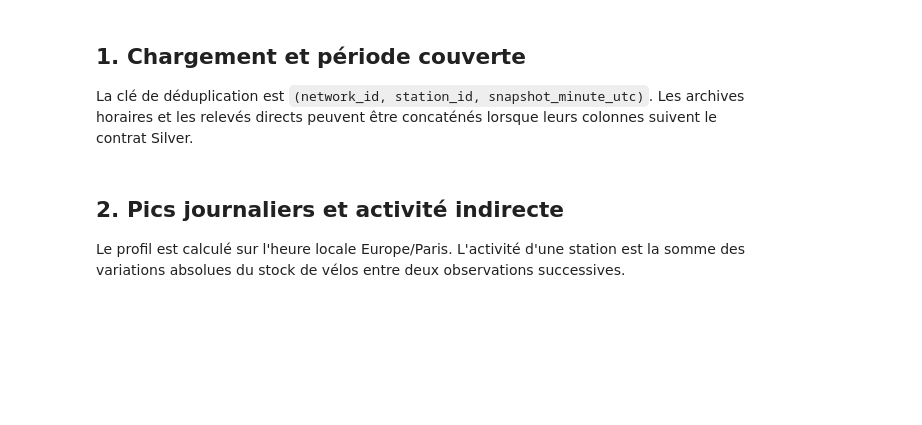
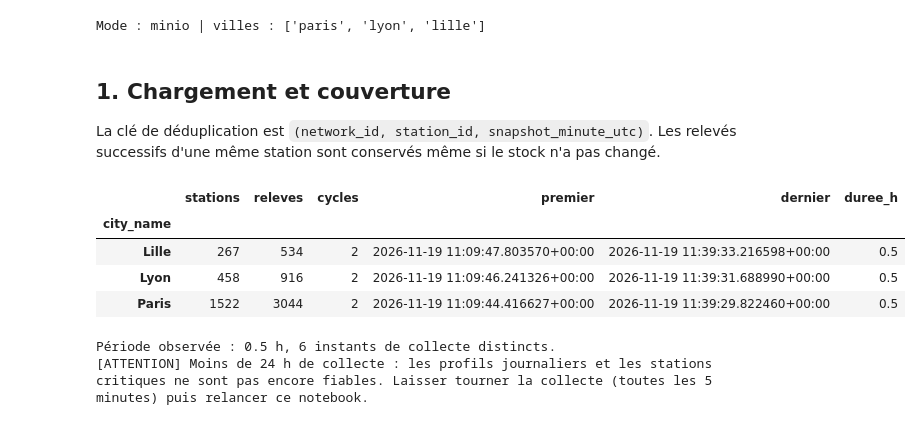
Before and after one commit to MaashRees/UrbanHub, a Jupyter notebook: notebooks/04_analyses_mobilite.ipynb, the cells around one changed output. Cells and saved outputs as stored; diff of their text form; code cells hidden in the pictures; blank space fills up the shorter version.

```diff
--- a/notebooks/04_analyses_mobilite.ipynb
+++ b/notebooks/04_analyses_mobilite.ipynb
@@ -19,4 +9,32 @@ print('Projet :', PROJECT_ROOT)
+# %%
+import sys
+from pathlib import Path
+import numpy as np
+import pandas as pd
+import matplotlib.pyplot as plt
+import yaml
+from scipy import stats
+
+PROJECT_ROOT = Path.cwd()
+if not (PROJECT_ROOT / "config" / "cities.yml").exists():
+    PROJECT_ROOT = PROJECT_ROOT.parent
+if str(PROJECT_ROOT) not in sys.path:
+    sys.path.insert(0, str(PROJECT_ROOT))
+
+from scripts.citybikes_stream import build_minio_client, read_silver_remote, read_gold_remote
+
+STORAGE_MODE = "minio"          # "minio" : Silver et Gold relus depuis R2/MinIO ; "local" : dossier data/
+MIN_OBS = 10                    # relevés valides minimum par station pour la règle des stations critiques
+SEUIL_CRITIQUE = 0.30           # part des relevés vide ou pleine au-delà de laquelle une station est critique
+GRILLE_DEG = 0.01               # taille d'une cellule de comparaison géographique (environ 1 km)
+FUSEAU = "Europe/Paris"         # heures locales affichées dans les profils journaliers
+
+cities = {c["id"]: c for c in yaml.safe_load((PROJECT_ROOT / "config" / "cities.yml").read_text(encoding="utf-8"))["cities"]}
+client, buckets = build_minio_client() if STORAGE_MODE == "minio" else (None, None)
+print("Mode :", STORAGE_MODE, "| villes :", list(cities))
+# %% [output]
+Mode : minio | villes : ['paris', 'lyon', 'lille']
 # %% [markdown]
-## 1. Chargement et période couverte
+## 1. Chargement et couverture
 
-La clé de déduplication est `(network_id, station_id, snapshot_minute_utc)`. Les archives horaires et les relevés directs peuvent être concaténés lorsque leurs colonnes suivent le contrat Silver.
+La clé de déduplication est `(network_id, station_id, snapshot_minute_utc)`. Les relevés successifs d'une même station sont conservés même si le stock n'a pas changé.
@@ -52,4 +40,0 @@ else:
-# %% [markdown]
-## 2. Pics journaliers et activité indirecte
-
-Le profil est calculé sur l'heure locale Europe/Paris. L'activité d'une station est la somme des variations absolues du stock de vélos entre deux observations successives.
@@ -71,0 +41,42 @@ if not mobility.empty:
+# %%
+if STORAGE_MODE == "minio":
+    silver = read_silver_remote(client, buckets["silver"])
+else:
+    from scripts.citybikes_stream import read_silver
+    silver = read_silver(PROJECT_ROOT / "data")
+
+if silver.empty:
+    raise RuntimeError("Aucun Silver CityBikes disponible : lancer la collecte (scripts/citybikes_stream.py).")
+
+silver = silver.drop_duplicates(["network_id", "station_id", "snapshot_minute_utc"], keep="last").copy()
+silver["observed_at_utc"] = pd.to_datetime(silver["observed_at_utc"], utc=True)
+silver["bikes_available"] = pd.to_numeric(silver["bikes_available"], errors="coerce")
+silver["free_slots"] = pd.to_numeric(silver["free_slots"], errors="coerce")
+silver["capacite"] = silver["bikes_available"] + silver["free_slots"]
+silver["taux_remplissage"] = silver["bikes_available"] / silver["capacite"].where(silver["capacite"] > 0)
+silver["cle"] = silver["network_id"] + "|" + silver["station_id"]
+
+couverture = silver.groupby("city_name").agg(
+    stations=("cle", "nunique"),
+    releves=("cle", "size"),
+    cycles=("observed_at_utc", "nunique"),
+    premier=("observed_at_utc", "min"),
+    dernier=("observed_at_utc", "max"),
+)
+couverture["duree_h"] = ((couverture["dernier"] - couverture["premier"]).dt.total_seconds() / 3600).round(1)
+display(couverture)
+
+duree_totale_h = (silver["observed_at_utc"].max() - silver["observed_at_utc"].min()).total_seconds() / 3600
+n_cycles = silver["observed_at_utc"].nunique()
+print(f"Période observée : {duree_totale_h:.1f} h, {n_cycles} instants de collecte distincts.")
+if duree_totale_h < 24:
+    print("[ATTENTION] Moins de 24 h de collecte : les profils journaliers et les stations critiques ne sont pas encore fiables. "
+          "Laisser tourner la collecte (toutes les 5 minutes) puis relancer ce notebook.")
+# %% [output]
+|  | stations | releves | cycles | premier | dernier | duree_h |
+| city_name |  |  |  |  |  |  |
+| Lille | 267 | 534 | 2 | 2026-11-19 11:09:47.803570+00:00 | 2026-11-19 11:39:33.216598+00:00 | 0.5 |
+| Lyon | 458 | 916 | 2 | 2026-11-19 11:09:46.241326+00:00 | 2026-11-19 11:39:31.688990+00:00 | 0.5 |
+| Paris | 1522 | 3044 | 2 | 2026-11-19 11:09:44.416627+00:00 | 2026-11-19 11:39:29.822460+00:00 | 0.5 |
+Période observée : 0.5 h, 6 instants de collecte distincts.
+[ATTENTION] Moins de 24 h de collecte : les profils journaliers et les stations critiques ne sont pas encore fiables. Laisser tourner la collecte (toutes les 5 minutes) puis relancer ce notebook.
```
Also changed, not shown: parts of 23 cells of this notebook, 1 other file.
